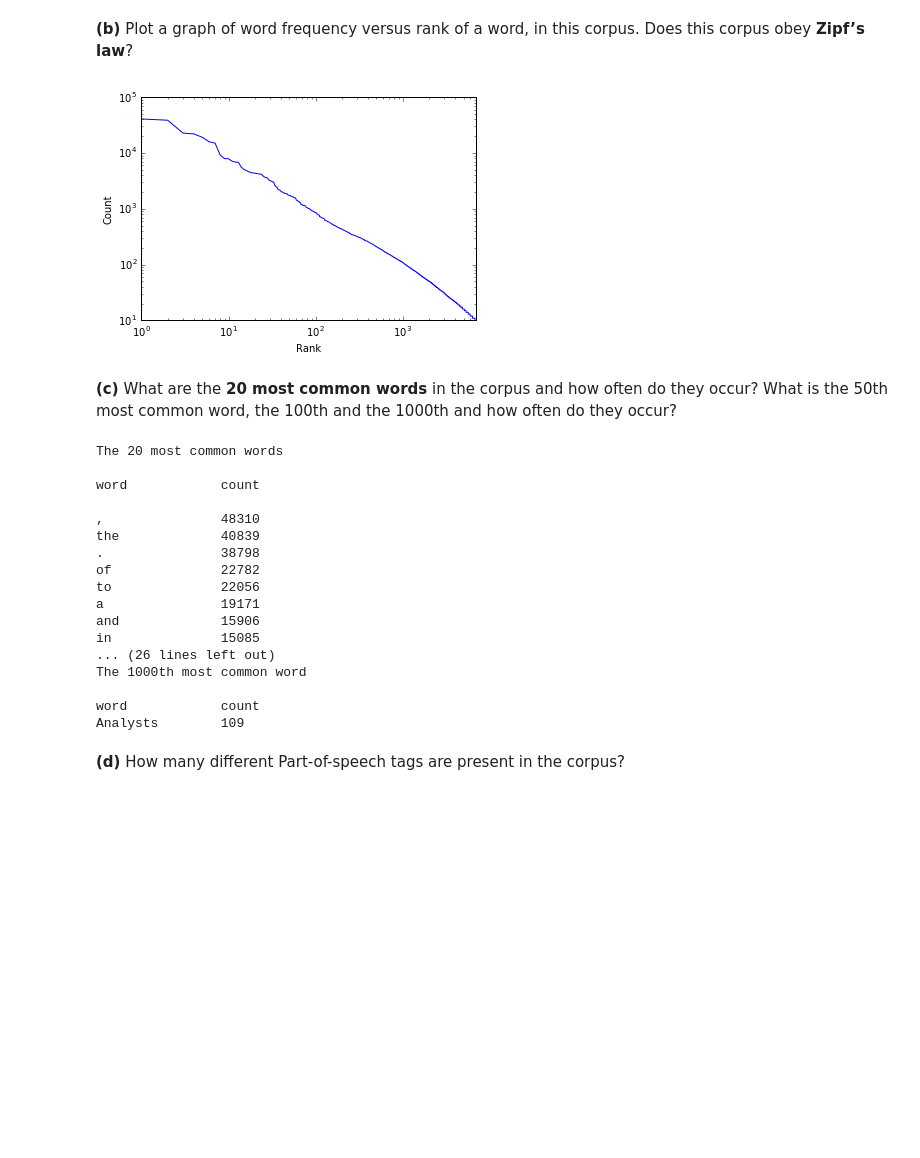
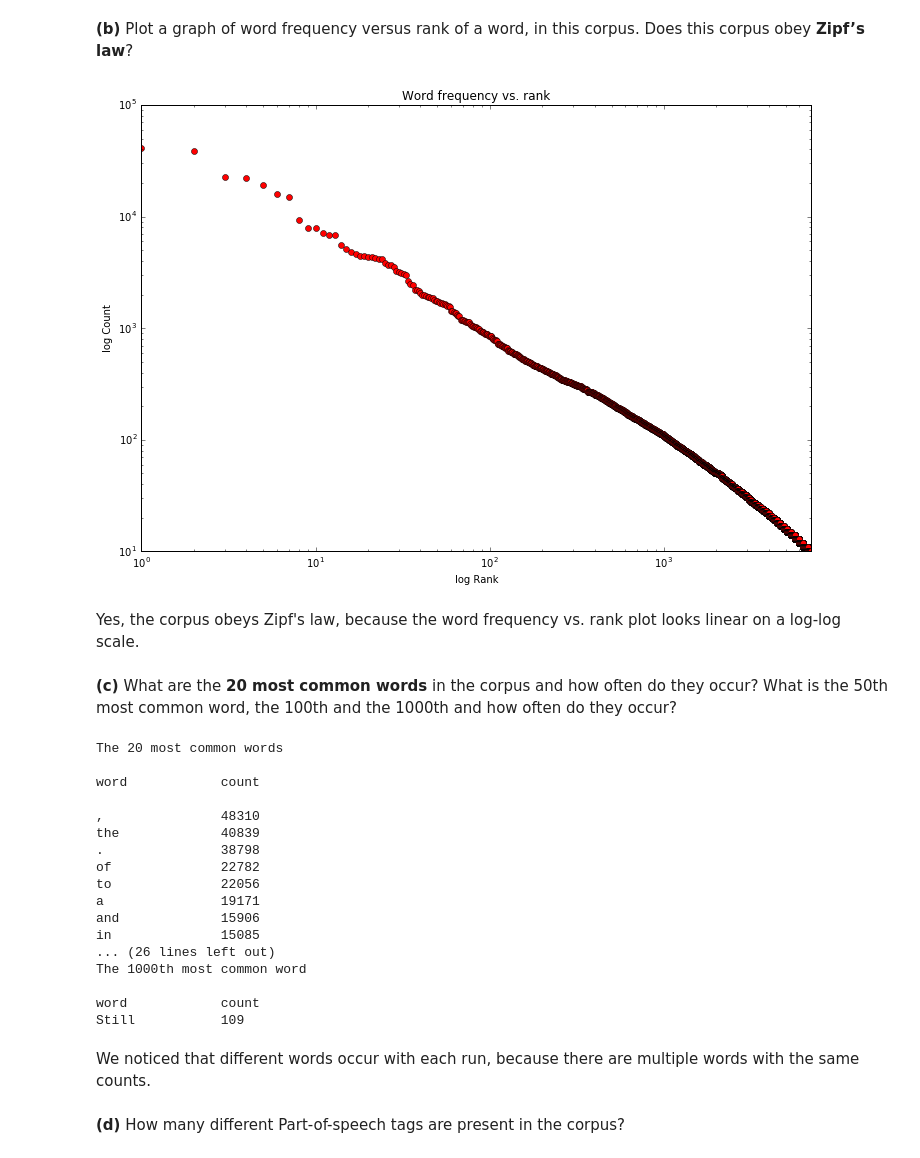
Before and after one commit to alexanderkeijser73/NLP1-2017, a Jupyter notebook: lab1/lab1.ipynb, the cells around one changed output. Cells and saved outputs as stored; diff of their text form; code cells hidden in the pictures; blank space fills up the shorter version.

```diff
--- a/lab1/lab1.ipynb
+++ b/lab1/lab1.ipynb
@@ -61,10 +61,12 @@ file = open(path, 'r')
 
 tokens=[]
 for line in file:
-    tokens_per_line = line.replace(' \n','').split(' ')
+    tokens_per_line = line.strip().split()
     for token in tokens_per_line:
         tokens.append(token)
-tokens_no_duplicates = [token[0] for token in Counter(tokens).most_common()] #remove duplicates
+
+tokens_ordered = Counter(tokens).most_common()
+tokens_no_duplicates = [token[0] for token in tokens_ordered] #remove duplicates
 words = [token.split('|')[0] for token in tokens]
 # %%
 num_tokens = len(tokens)
@@ -90,18 +92,21 @@ For the rest of this exercise you should use the **original orthography** of the
 # %% [markdown]
 **(b)** Plot a graph of word frequency versus rank of a word, in this corpus. Does this corpus obey **Zipf’s law**?
 # %%
-fig = plt.figure()
+fig = plt.figure(figsize=(12,8))
 ordered_token = org_voc.most_common()
 indexes, token_counts = map(list, zip(*list(enumerate(ordered_token))))
 _, counts = map(list, zip(*token_counts))
 num_ranks = int(7.0e3)
-plt.loglog(indexes[:num_ranks], counts[:num_ranks])
-plt.xlabel('Rank')
-plt.ylabel('Count')
+plt.loglog(indexes[:num_ranks], counts[:num_ranks],'ro')
+plt.xlabel('log Rank')
+plt.ylabel('log Count')
+plt.title('Word frequency vs. rank')
 plt.xlim(xmax=num_ranks)
 plt.show()
 # %% [output]
-[figure, old version]
+[figure, new version]
+# %% [markdown]
+Yes, the corpus obeys Zipf's law, because the word frequency vs. rank plot looks linear on a log-log scale.
 # %% [markdown]
 **(c)** What are the **20 most common words** in the corpus and how often do they occur? What is the 50th most common word, the 100th and the 1000th and how often do they occur?
 # %%
@@ -116,7 +121,7 @@ for word, count in most_common_20:
 
 print('\n\nThe 50th most common word\n\nword\t\tcount\n{}\t\t{}'.format(most_common_50th[0], most_common_50th[1]))
 print('\n\nThe 100th most common word\n\nword\t\tcount\n{}\t\t{}'.format(most_common_100th[0], most_common_100th[1]))
-print('\n\nThe 1000th most common word\n\nword\t\tcount\n{}\t{}'.format(most_common_1000th[0], most_common_1000th[1]))
+print('\n\nThe 1000th most common word\n\nword\t\tcount\n{}\t\t{}'.format(most_common_1000th[0], most_common_1000th[1]))
 # %% [output]
 The 20 most common words
 
@@ -134,7 +139,10 @@ in              15085
 The 1000th most common word
 
 word            count
-Analysts        109
+Still           109
+# %% [markdown]
+We noticed that different words
+occur with each run, because there are multiple words with the same counts.
 # %% [markdown]
 **(d)** How many different Part-of-speech tags are present in the corpus?
 # %%
```
Also changed, not shown: parts of 26 cells of this notebook.
